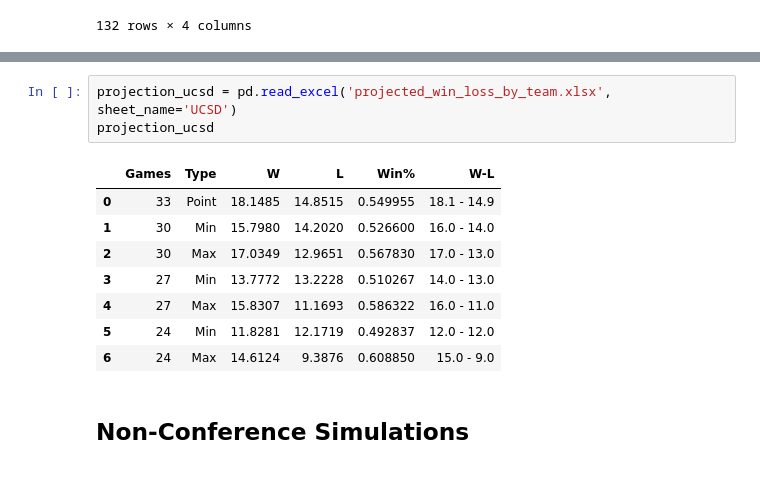
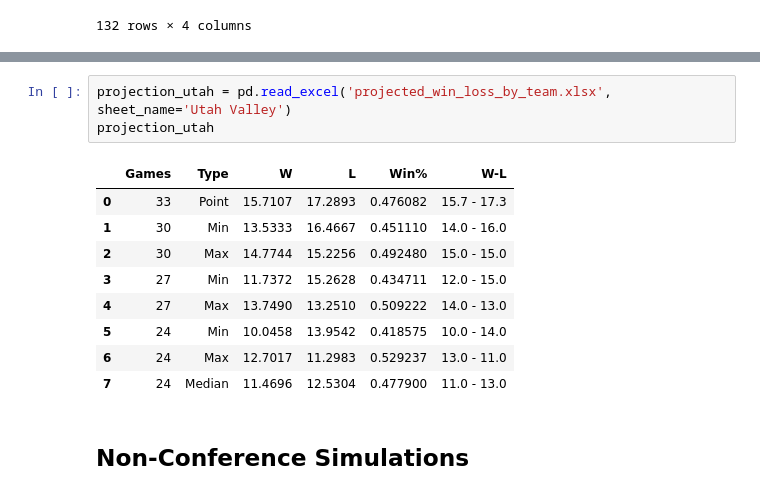
Before and after one commit to jackkalsched/UCSD_Baseball_25, a Jupyter notebook: Other/schedule_optimization.ipynb, the cells around one changed output, grey strips where cells are left out. Saved outputs shown, nothing was run; the diff lists cells and outputs as text.

```diff
--- a/Other/schedule_optimization.ipynb
+++ b/Other/schedule_optimization.ipynb
@@ -433,14 +436,15 @@ Projected W-L records written to projected_win_loss_by_team.xlsx
 # %%
-projection_ucsd = pd.read_excel('projected_win_loss_by_team.xlsx', sheet_name='UCSD')
-projection_ucsd
+projection_utah = pd.read_excel('projected_win_loss_by_team.xlsx', sheet_name='Utah Valley')
+projection_utah
 # %% [output]
 |  | Games | Type | W | L | Win% | W-L |
-| 0 | 33 | Point | 18.1485 | 14.8515 | 0.549955 | 18.1 - 14.9 |
-| 1 | 30 | Min | 15.7980 | 14.2020 | 0.526600 | 16.0 - 14.0 |
-| 2 | 30 | Max | 17.0349 | 12.9651 | 0.567830 | 17.0 - 13.0 |
-| 3 | 27 | Min | 13.7772 | 13.2228 | 0.510267 | 14.0 - 13.0 |
-| 4 | 27 | Max | 15.8307 | 11.1693 | 0.586322 | 16.0 - 11.0 |
-| 5 | 24 | Min | 11.8281 | 12.1719 | 0.492837 | 12.0 - 12.0 |
-| 6 | 24 | Max | 14.6124 | 9.3876 | 0.608850 | 15.0 - 9.0 |
+| 0 | 33 | Point | 15.7107 | 17.2893 | 0.476082 | 15.7 - 17.3 |
+| 1 | 30 | Min | 13.5333 | 16.4667 | 0.451110 | 14.0 - 16.0 |
+| 2 | 30 | Max | 14.7744 | 15.2256 | 0.492480 | 15.0 - 15.0 |
+| 3 | 27 | Min | 11.7372 | 15.2628 | 0.434711 | 12.0 - 15.0 |
+| 4 | 27 | Max | 13.7490 | 13.2510 | 0.509222 | 14.0 - 13.0 |
+| 5 | 24 | Min | 10.0458 | 13.9542 | 0.418575 | 10.0 - 14.0 |
+| 6 | 24 | Max | 12.7017 | 11.2983 | 0.529237 | 13.0 - 11.0 |
+| 7 | 24 | Median | 11.4696 | 12.5304 | 0.477900 | 11.0 - 13.0 |
 # %% [markdown]
 ## Non-Conference Simulations
```
Also changed, not shown: parts of 21 cells of this notebook, 48 other files.
